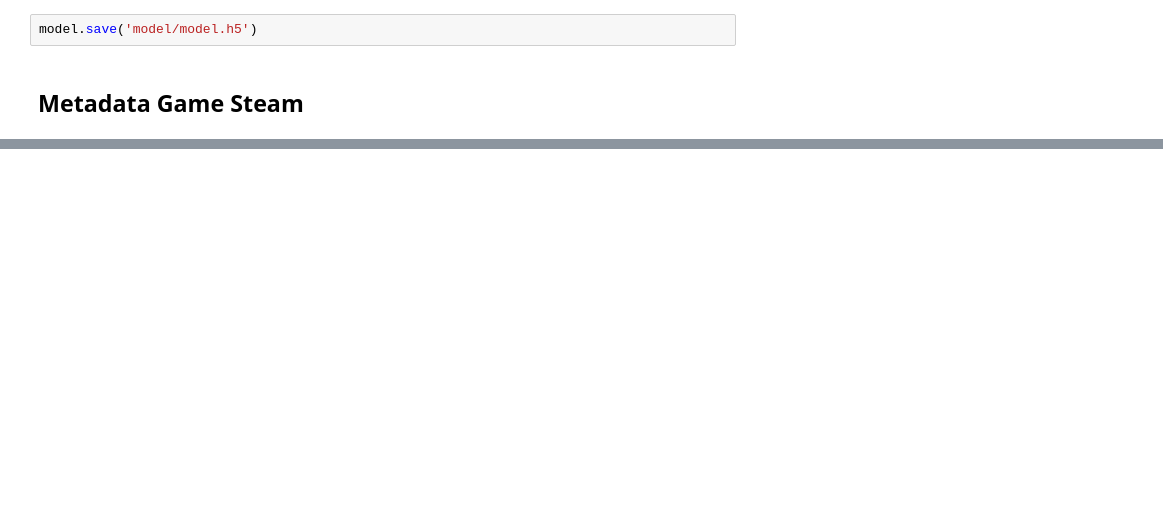
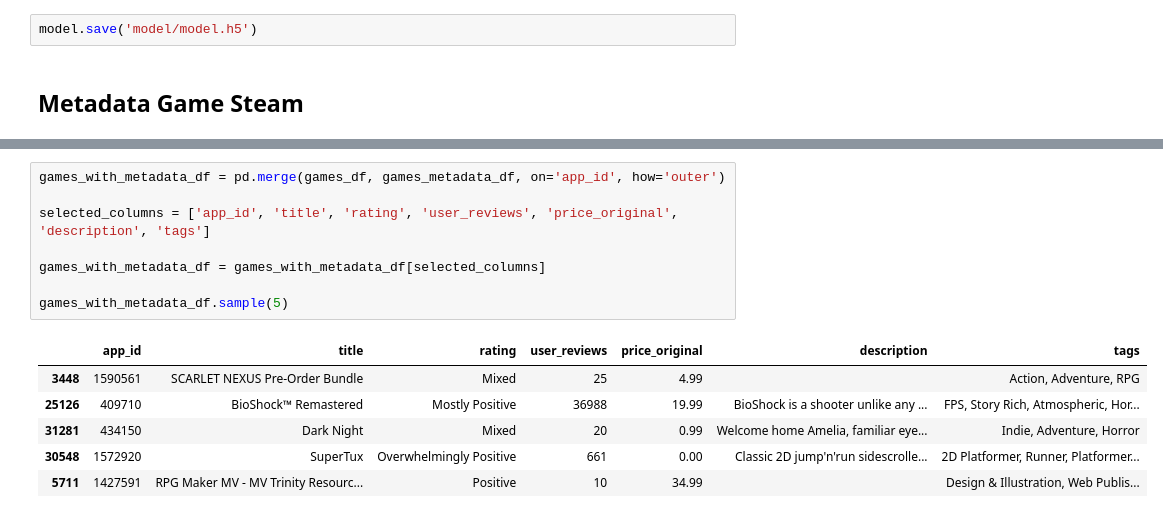
Before and after one commit to zhulkhoirr/Steam-Recommendation-System, a Jupyter notebook: SteamRecommendationSystem.ipynb, the cells around one changed output, grey strips where cells are left out. Saved outputs shown, nothing was run; the diff lists cells and outputs as text; blank space fills up the shorter version.

```diff
--- a/SteamRecommendationSystem.ipynb
+++ b/SteamRecommendationSystem.ipynb
@@ -375,0 +348,15 @@ def get_app_name(app_id):
+# %%
+games_with_metadata_df = pd.merge(games_df, games_metadata_df, on='app_id', how='outer')
+
+selected_columns = ['app_id', 'title', 'rating', 'user_reviews', 'price_original', 'description', 'tags']
+
+games_with_metadata_df = games_with_metadata_df[selected_columns]
+
+games_with_metadata_df.sample(5)
+# %% [output]
+|  | app_id | title | rating | user_reviews | price_original | description | tags |
+| 3448 | 1590561 | SCARLET NEXUS Pre-Order Bundle | Mixed | 25 | 4.99 |  | Action, Adventure, RPG |
+| 25126 | 409710 | BioShock™ Remastered | Mostly Positive | 36988 | 19.99 | BioShock is a shooter unlike any ... | FPS, Story Rich, Atmospheric, Hor... |
+| 31281 | 434150 | Dark Night | Mixed | 20 | 0.99 | Welcome home Amelia, familiar eye... | Indie, Adventure, Horror |
+| 30548 | 1572920 | SuperTux | Overwhelmingly Positive | 661 | 0.00 | Classic 2D jump'n'run sidescrolle... | 2D Platformer, Runner, Platformer... |
+| 5711 | 1427591 | RPG Maker MV - MV Trinity Resourc... | Positive | 10 | 34.99 |  | Design & Illustration, Web Publis... |
```
Also changed, not shown: parts of 16 cells of this notebook.
